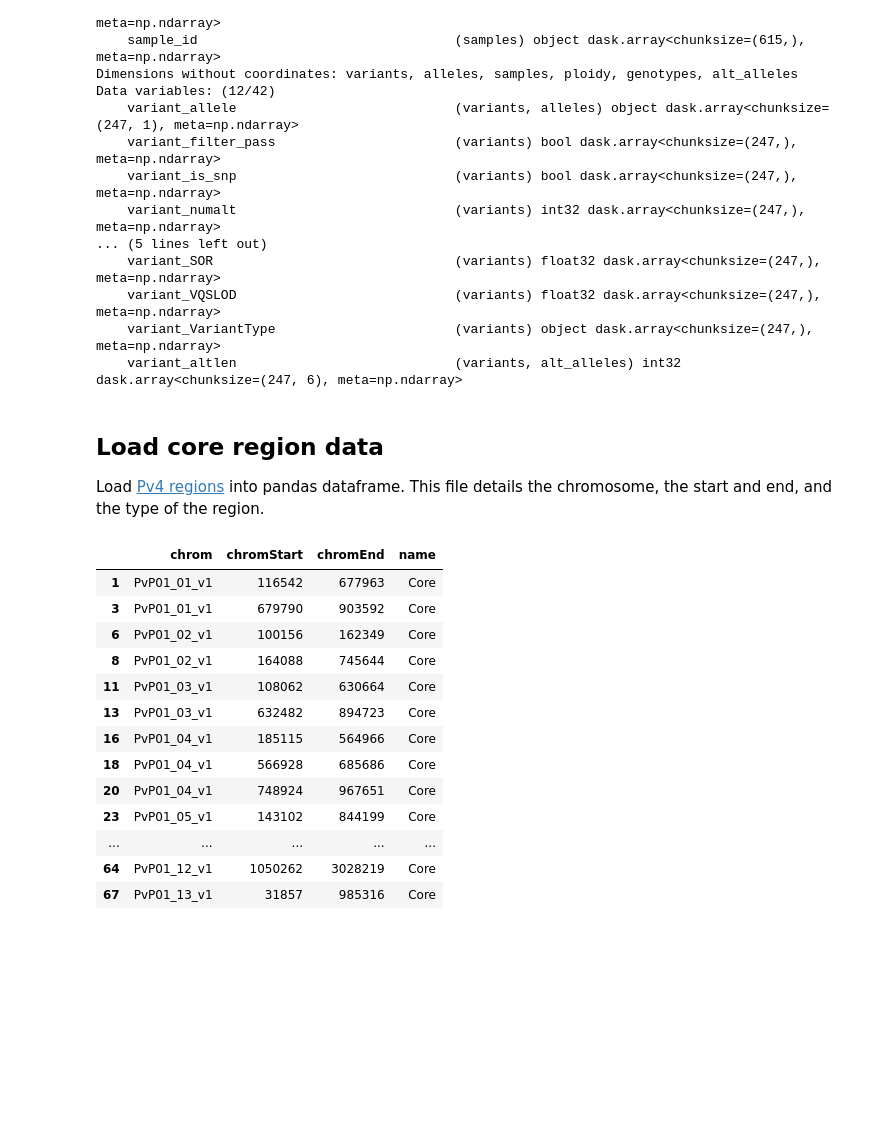
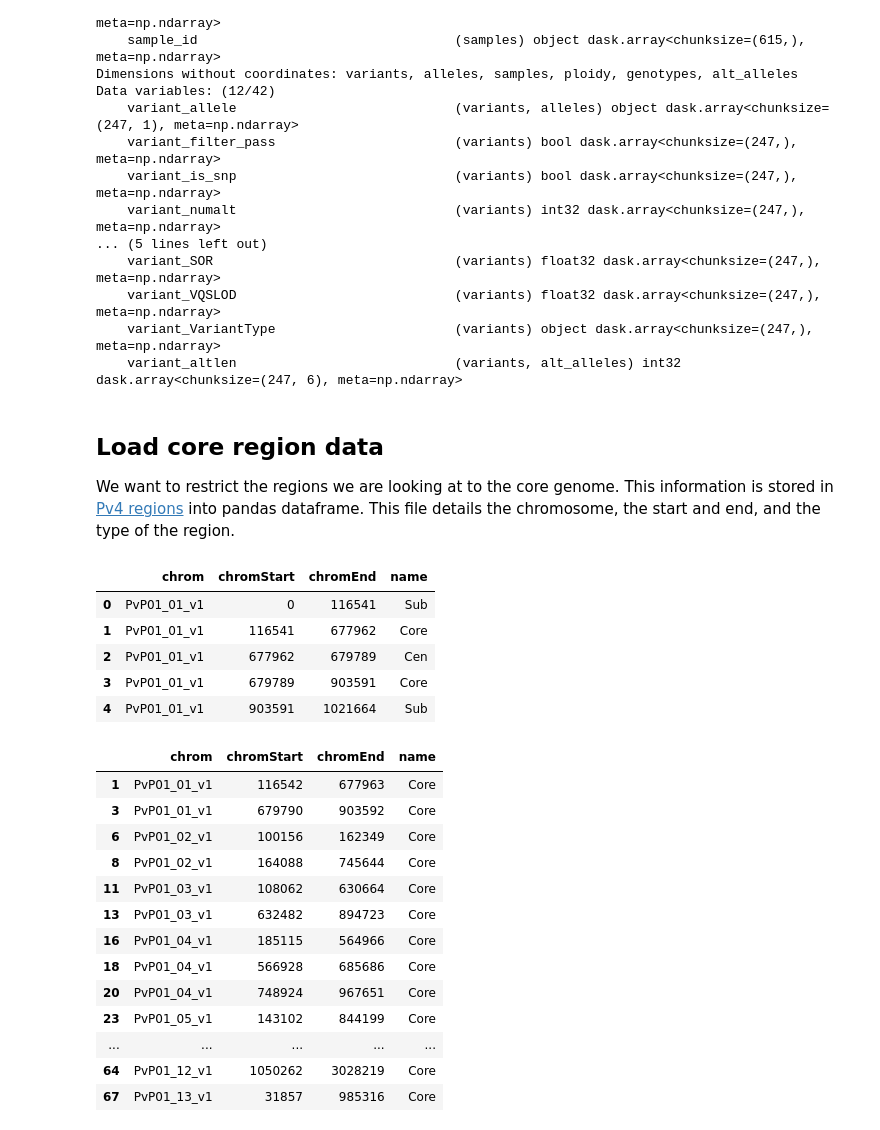
Before and after one commit to malariagen/pv-muhap, a Jupyter notebook: notebooks/1_marker_optimisation.ipynb, the cells around one changed output. Saved outputs shown, nothing was run; the diff lists cells and outputs as text; code cells hidden in the pictures; blank space fills up the shorter version.

```diff
--- a/notebooks/1_marker_optimisation.ipynb
+++ b/notebooks/1_marker_optimisation.ipynb
@@ -198,13 +194,19 @@ Data variables: (12/42)
 # %% [markdown]
 ## Load core region data
 
-Load [Pv4 regions](https://www.malariagen.net/sites/default/files/Pv4_regions.bed.gz) into pandas dataframe. This file details the chromosome, the start and end, and the type of the region.
+We want to restrict the regions we are looking at to the core genome. This information is stored in [Pv4 regions](https://www.malariagen.net/sites/default/files/Pv4_regions.bed.gz) into pandas dataframe. This file details the chromosome, the start and end, and the type of the region.
 # %%
 pv4_regions = pd.read_csv(
-    "../supplementary_files/Pv4_regions.bed", sep="\t", comment="t", header=None
+    "../supplementary_files/Pv4_regions.bed", sep="\t", comment="t", names=["chrom", "chromStart", "chromEnd", "name"]
 )
-header = ["chrom", "chromStart", "chromEnd", "name"]
-pv4_regions.columns = header[: len(pv4_regions.columns)]
+pv4_regions.head()
+# %% [output]
+|  | chrom | chromStart | chromEnd | name |
+| 0 | PvP01_01_v1 | 0 | 116541 | Sub |
+| 1 | PvP01_01_v1 | 116541 | 677962 | Core |
+| 2 | PvP01_01_v1 | 677962 | 679789 | Cen |
+| 3 | PvP01_01_v1 | 679789 | 903591 | Core |
+| 4 | PvP01_01_v1 | 903591 | 1021664 | Sub |
 # %%
 # Convert regions to be 1-based
 pv4_regions[["chromStart", "chromEnd"]] += 1
```
Also changed, not shown: parts of 16 cells of this notebook, 2 other files.
